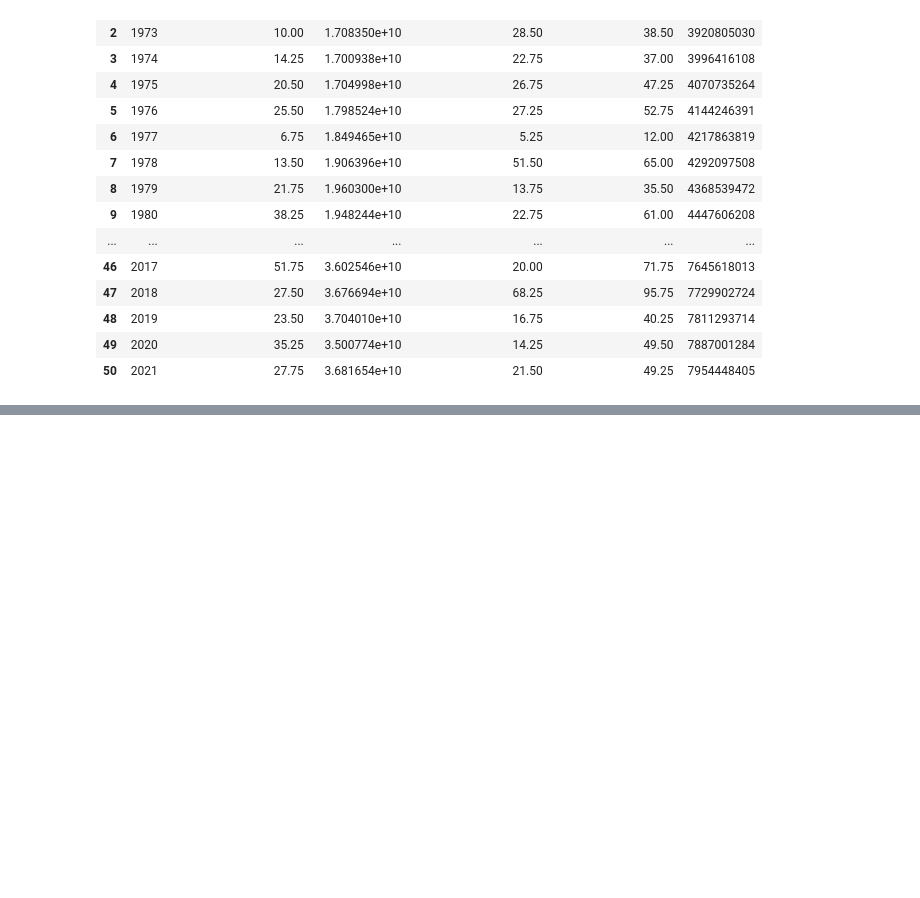
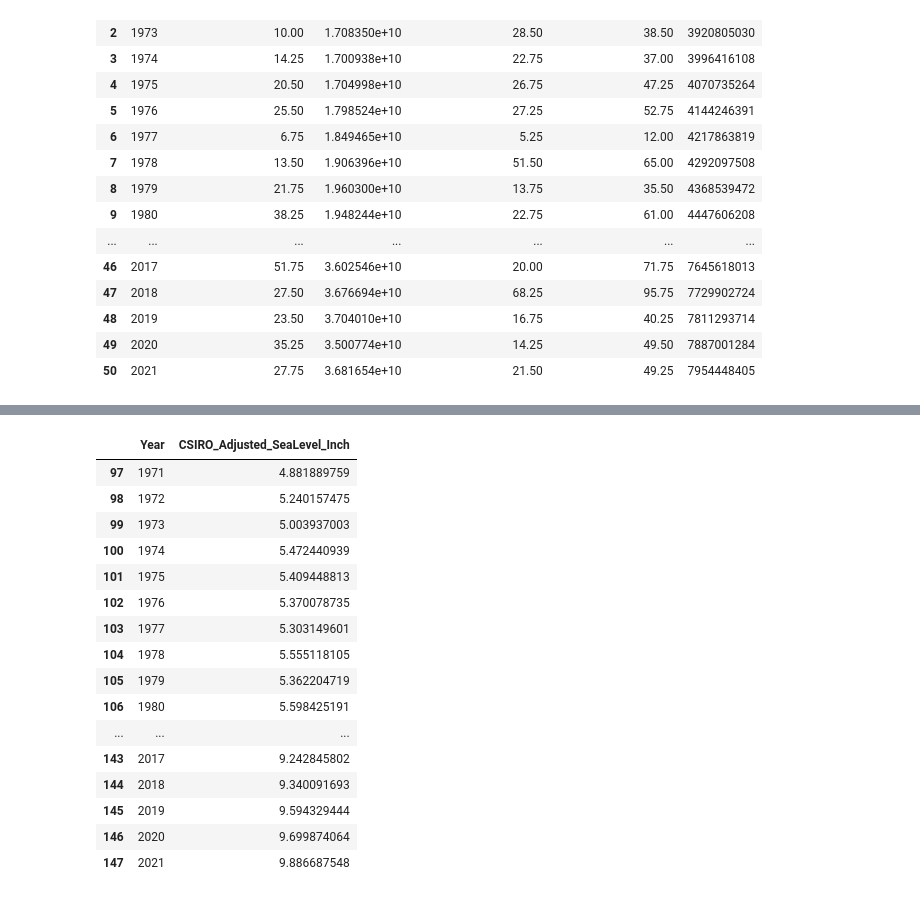
Before and after one commit to jillianhaig/Project2_DS4002, a Jupyter notebook: SCRIPTS/1data_creation_cleaning.ipynb, the cells around one changed output, grey strips where cells are left out. Drawn from its saved outputs; the diff is of its cells as text; code cells hidden in the pictures; blank space fills up the shorter version.

```diff
--- a/SCRIPTS/1data_creation_cleaning.ipynb
+++ b/SCRIPTS/1data_creation_cleaning.ipynb
@@ -233,0 +251,20 @@ merged_df3
+# %%
+sealevel_filtered
+# %% [output]
+|  | Year | CSIRO_Adjusted_SeaLevel_Inch |
+| 97 | 1971 | 4.881889759 |
+| 98 | 1972 | 5.240157475 |
+| 99 | 1973 | 5.003937003 |
+| 100 | 1974 | 5.472440939 |
+| 101 | 1975 | 5.409448813 |
+| 102 | 1976 | 5.370078735 |
+| 103 | 1977 | 5.303149601 |
+| 104 | 1978 | 5.555118105 |
+| 105 | 1979 | 5.362204719 |
+| 106 | 1980 | 5.598425191 |
+| ... | ... | ... |
+| 143 | 2017 | 9.242845802 |
+| 144 | 2018 | 9.340091693 |
+| 145 | 2019 | 9.594329444 |
+| 146 | 2020 | 9.699874064 |
+| 147 | 2021 | 9.886687548 |
```
Also changed, not shown: parts of 14 cells of this notebook.
